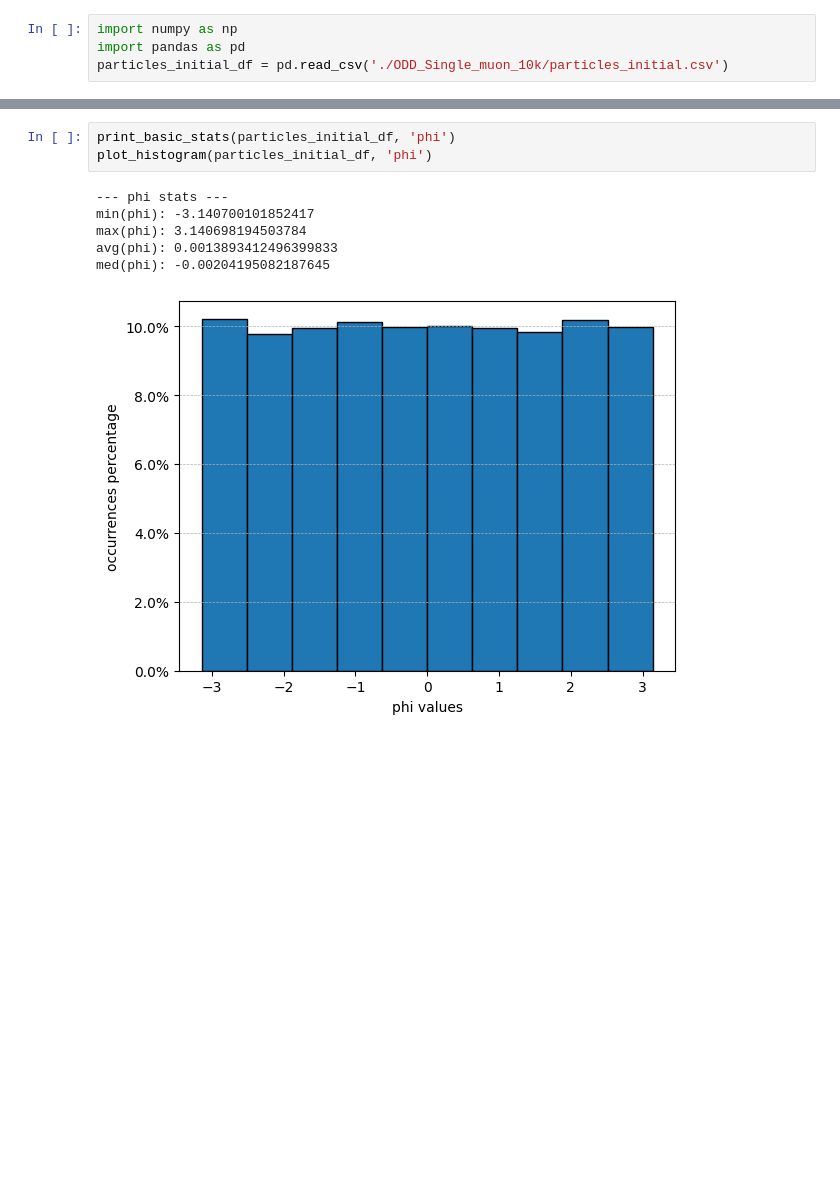
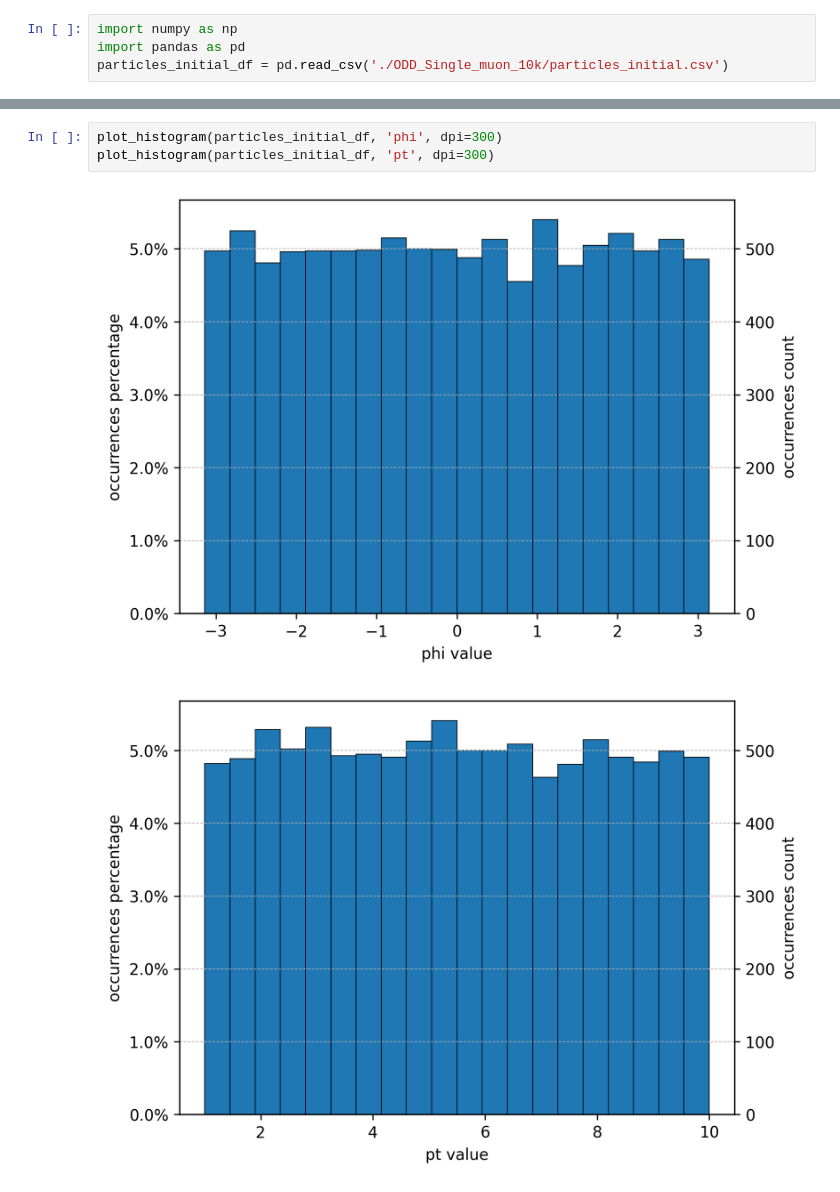
Before and after one commit to P4ndaM1x/engineering-dissertation, a Jupyter notebook: raw_data/exploration.ipynb, the cells around one changed output, grey strips where cells are left out. Cells and saved outputs as stored; diff of their text form; blank space fills up the shorter version.

```diff
--- a/raw_data/exploration.ipynb
+++ b/raw_data/exploration.ipynb
@@ -151,10 +203,6 @@ particles_initial_df = pd.read_csv('./ODD_Single_muon_10k/particles_initial.csv'
 # %%
-print_basic_stats(particles_initial_df, 'phi')
-plot_histogram(particles_initial_df, 'phi')
+plot_histogram(particles_initial_df, 'phi', dpi=300)
+plot_histogram(particles_initial_df, 'pt', dpi=300)
 # %% [output]
---- phi stats ---
-min(phi): -3.140700101852417
-max(phi): 3.140698194503784
-avg(phi): 0.0013893412496399833
-med(phi): -0.00204195082187645
-[figure, old version]
+[figure, new version]
+[figure, added]
```
Also changed, not shown: parts of 21 cells of this notebook, 1 other file.
